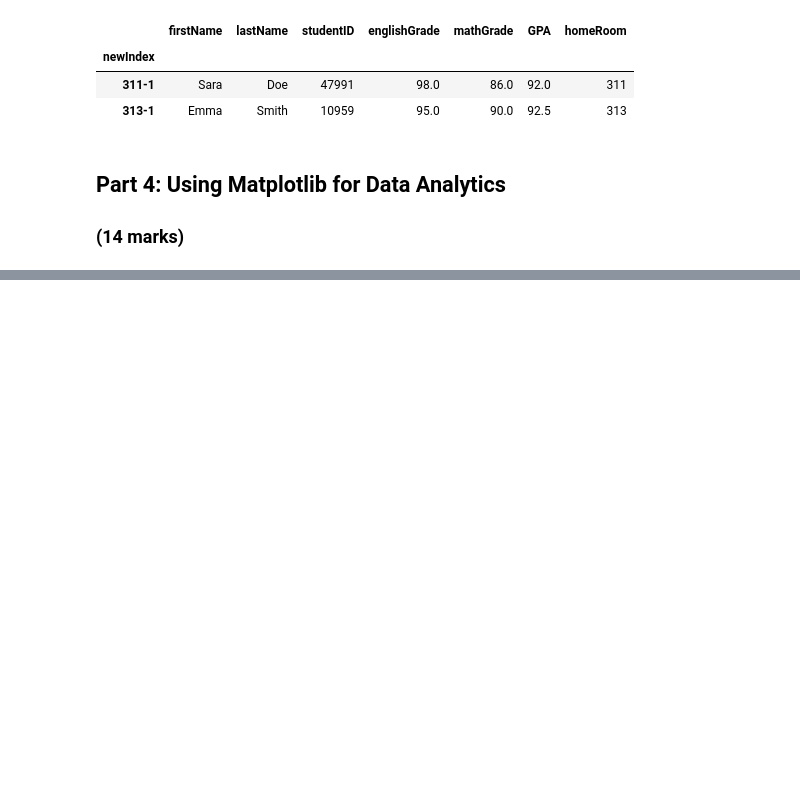
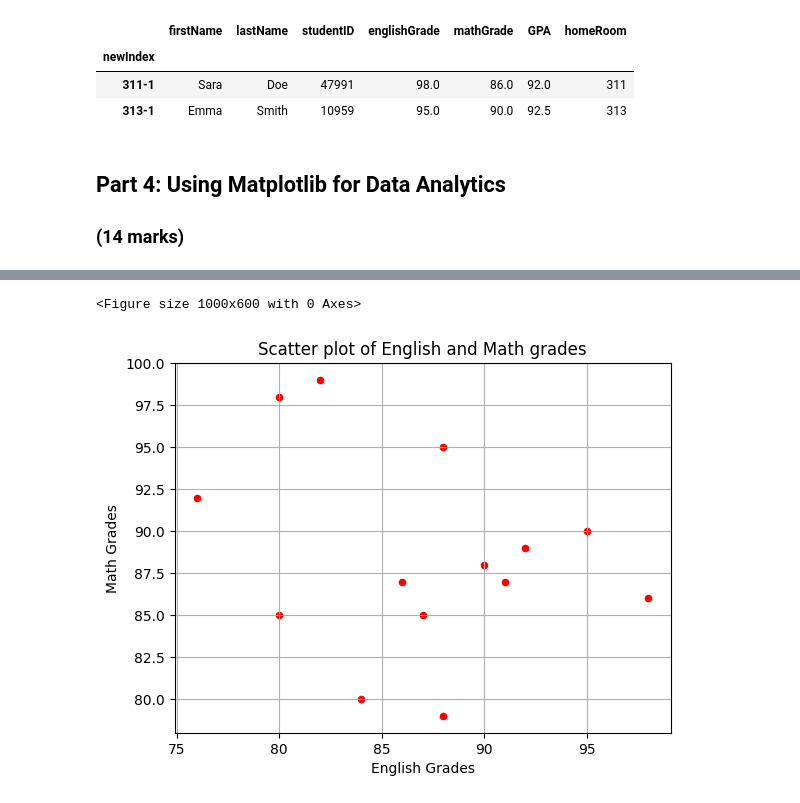
Before and after one commit to Kaushini1408/engg680_2024_fall, a Jupyter notebook: Lab_Assignment1/StudentGradeManagementSystem.ipynb, the cells around one changed output, grey strips where cells are left out. Drawn from its saved outputs; the diff is of its cells as text; code cells hidden in the pictures; blank space fills up the shorter version.

```diff
--- a/Lab_Assignment1/StudentGradeManagementSystem.ipynb
+++ b/Lab_Assignment1/StudentGradeManagementSystem.ipynb
@@ -420,22 +426,32 @@ plt.show()
 # %%
 # Let's also use matplotlib to display a scatter plot of English vs. Math grades
 # Scatter plots are useful for seeing the relationship between two variables
 plt.figure(figsize=(10, 6))
 
 # Step 1: Use .scatter(x_data, y_data) to create a scatter plot using the English grades on the x-axis, and Math grades on the y-axis
-# (2 mark)
-#
+# (2 marks)
+df_studentGrades.plot.scatter(x='englishGrade', y='mathGrade', color='red')
+
+# Step 2: Ensure that your plot is descriptive, so use labels (x and y axis), a title, and a legend.
+# (2 marks)
+plt.title('English vs. Math Grades')
+plt.xlabel('English Grades')
+plt.ylabel('Math Grades')
+# Legends are not applicable to scatter plots.
 
 # Step 1: Properly label the x and y axes as well as the title of your plot.
 # (3 marks)
-#
+plt.title('Scatter plot of English and Math grades')
 plt.grid(True)
 
 # Step 2: Output an image file for the scatter plot with a descriptive file name
 # (1 mark)
-#
+image= plt.savefig('scatter_plot.png')
 
 plt.show()
+# %% [output]
+<Figure size 1000x600 with 0 Axes>
+[figure, added]
 # %%
 # From the scatter plot, is there a relationship between the Math and English grades?
 # (1 mark)
```
Also changed, not shown: parts of 3 cells of this notebook, 1 other file.
